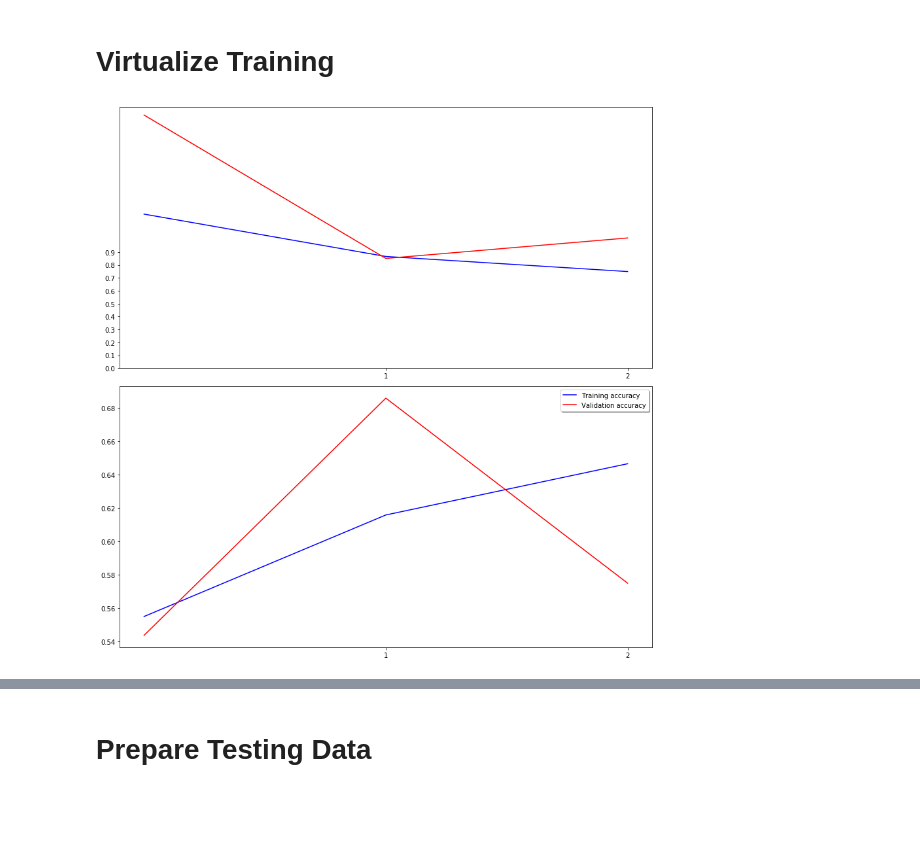
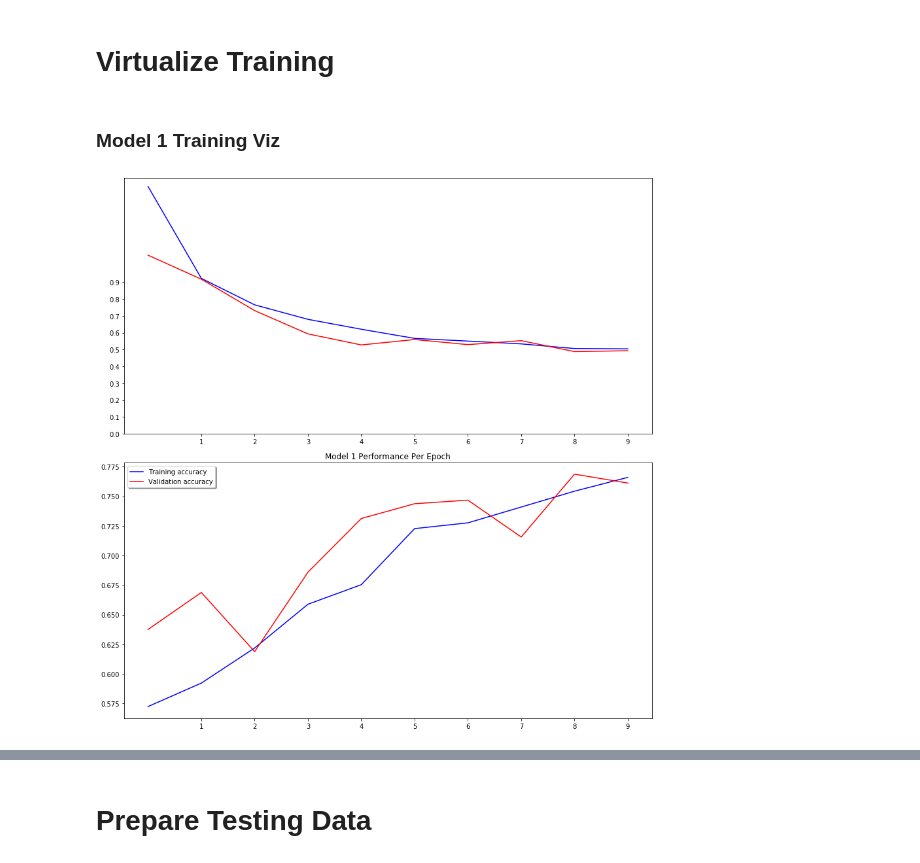
Before and after one commit to bstrain71/catsVdogs, a Jupyter notebook: Strain_Keras_CNN_Dog_or_Cat_Classification.ipynb, the cells around one changed output, grey strips where cells are left out. Cells and saved outputs as stored; diff of their text form; code cells hidden in the pictures; blank space fills up the shorter version.

```diff
--- a/Strain_Keras_CNN_Dog_or_Cat_Classification.ipynb
+++ b/Strain_Keras_CNN_Dog_or_Cat_Classification.ipynb
@@ -168,5 +304,5 @@ To prevent over fitting we will stop the learning after 10 epochs and val_loss v
 # %%
-earlystop = EarlyStopping(patience=10)
+earlystop = EarlyStopping(patience=7)
 # %% [markdown]
 **Learning Rate Reduction**
 
@@ -260,6 +396,6 @@ Seem to be nice
 # %%
-epochs= 3
-history = model.fit_generator(
+epochs= 10
+history1 = model1.fit_generator(
     train_generator,
     epochs=epochs,
     validation_data=validation_generator,
@@ -276,0 +489,10 @@ Epoch 3/3
+# %%
+epochs= 10
+history4 = model4.fit_generator(
+    train_generator,
+    epochs=epochs,
+    validation_data=validation_generator,
+    validation_steps=total_validate//batch_size,
+    steps_per_epoch=total_train//batch_size,
+    callbacks=callbacks
+)
@@ -281,18 +521,21 @@ model.save_weights("model.h5")
 # %% [markdown]
 # Virtualize Training
+# %% [markdown]
+### Model 1 Training Viz
 # %%
 fig, (ax1, ax2) = plt.subplots(2, 1, figsize=(12, 12))
-ax1.plot(history.history['loss'], color='b', label="Training loss")
-ax1.plot(history.history['val_loss'], color='r', label="validation loss")
+plt.title('Model 1 Performance Per Epoch')
+ax1.plot(history1.history['loss'], color='b', label="Training loss")
+ax1.plot(history1.history['val_loss'], color='r', label="validation loss")
 ax1.set_xticks(np.arange(1, epochs, 1))
 ax1.set_yticks(np.arange(0, 1, 0.1))
 
-ax2.plot(history.history['acc'], color='b', label="Training accuracy")
-ax2.plot(history.history['val_acc'], color='r',label="Validation accuracy")
+ax2.plot(history1.history['acc'], color='b', label="Training accuracy")
+ax2.plot(history1.history['val_acc'], color='r',label="Validation accuracy")
 ax2.set_xticks(np.arange(1, epochs, 1))
 
 legend = plt.legend(loc='best', shadow=True)
 plt.tight_layout()
 plt.show()
 # %% [output]
-[figure, old version]
+[figure, new version]
```
Also changed, not shown: parts of 63 cells of this notebook.
